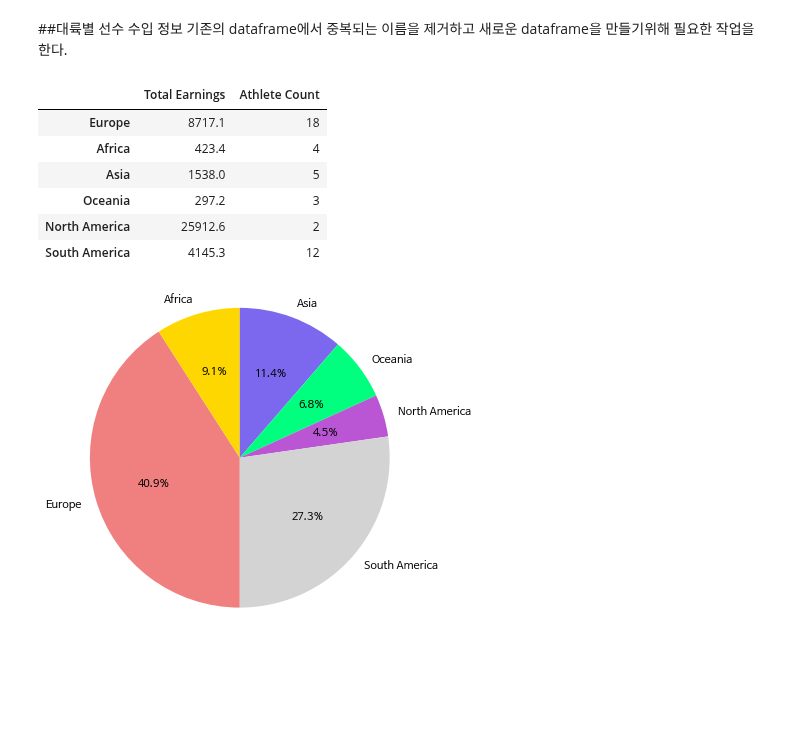
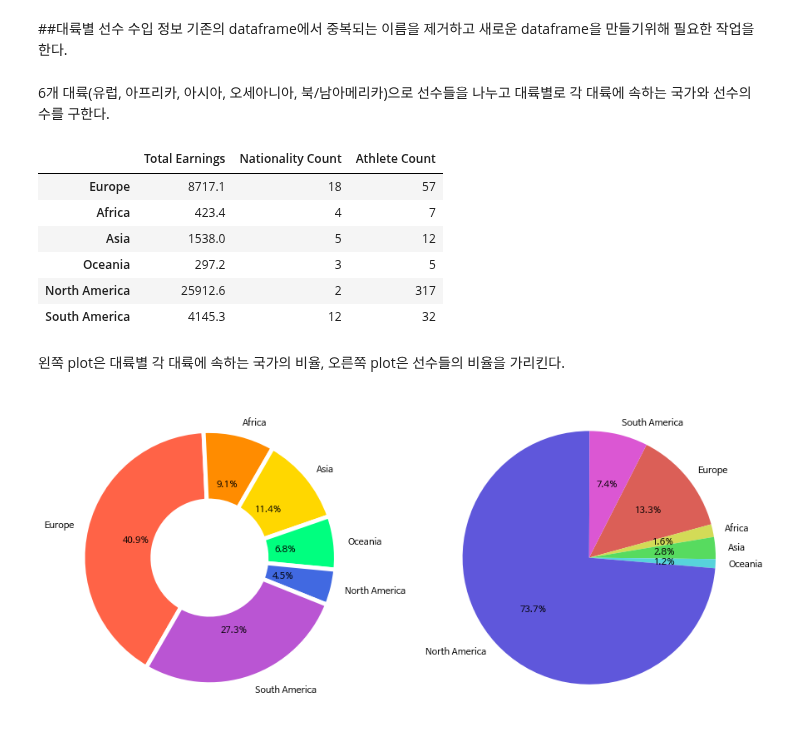
Before and after one commit to gjsin1105/DAP__, a Jupyter notebook: FinalProject(201811895).ipynb, the cells around one changed output. Cells and saved outputs as stored; diff of their text form; code cells hidden in the pictures; blank space fills up the shorter version.

```diff
--- a/FinalProject(201811895).ipynb
+++ b/FinalProject(201811895).ipynb
@@ -279,25 +279,31 @@ plt.show()
 nation_total = df.groupby('Nationality')['Earnings'].sum() ## 기존의 dataframe에서 나라별 선수들의 총 수입
 df_name = df.drop_duplicates(['Name'])  ## 중복되는 이름 제거
 nation_count = df_name.groupby('Nationality')['Nationality'].count() ## 선수들의 국적 카운트
+# %% [markdown]
+6개 대륙(유럽, 아프리카, 아시아, 오세아니아, 북/남아메리카)으로 선수들을 나누고 대륙별로 각 대륙에 속하는 국가와 선수의 수를 구한다.
 # %%
-data = {'Total Earnings' : [8717.1, 423.4, 1538, 297.2, 25912.6, 4145.3], 'Athlete Count' : [18, 4, 5, 3, 2, 12]}
+data = {'Total Earnings':[8717.1, 423.4, 1538, 297.2, 25912.6, 4145.3], 'Nationality Count':[18, 4, 5, 3, 2, 12], 'Athlete Count':[57, 7, 12, 5, 317, 32]}
 ndf = pd.DataFrame(data , index=['Europe', 'Africa', 'Asia', 'Oceania', 'North America', 'South America'])
 ndf
 # %% [output]
-|  | Total Earnings | Athlete Count |
-| Europe | 8717.1 | 18 |
-| Africa | 423.4 | 4 |
-| Asia | 1538.0 | 5 |
-| Oceania | 297.2 | 3 |
-| North America | 25912.6 | 2 |
-| South America | 4145.3 | 12 |
+|  | Total Earnings | Nationality Count | Athlete Count |
+| Europe | 8717.1 | 18 | 57 |
+| Africa | 423.4 | 4 | 7 |
+| Asia | 1538.0 | 5 | 12 |
+| Oceania | 297.2 | 3 | 5 |
+| North America | 25912.6 | 2 | 317 |
+| South America | 4145.3 | 12 | 32 |
+# %% [markdown]
+왼쪽 plot은 대륙별 각 대륙에 속하는 국가의 비율, 오른쪽 plot은 선수들의 비율을 가리킨다.
 # %%
-fig, ax = plt.subplots(figsize=(6,6))
-continent = [sport for sport in ndf.index]
-colors = ['lightcoral', 'gold', 'mediumslateblue', 'springgreen', 'mediumorchid','lightgrey']
-ax.pie(ndf['Athlete Count'], labels=continent,
-       autopct="%1.1f%%", startangle=270, counterclock=False, colors=colors)
-ax.axis('equal')
+fig, ax = plt.subplots(1, 2, figsize=(15, 15))
+continent = [nation for nation in ndf.index]
+colors = ['tomato', 'darkorange', 'gold', 'springgreen', 'royalblue','mediumorchid']
+colorss = sns.color_palette('hls',len(continent))
+ax[0].pie(ndf['Nationality Count'], labels=continent,
+       autopct="%.1f%%", startangle=240, counterclock=False, colors=colors, wedgeprops={'width': 0.55, 'edgecolor': 'w', 'linewidth': 5})
+ax[1].pie(ndf['Athlete Count'], labels=continent,
+       autopct="%.1f%%", startangle=63, counterclock=False, colors=colorss)
 plt.show()
 # %% [output]
-[figure, old version]
+[figure, new version]
```
Also changed, not shown: parts of 1 cell of this notebook.
